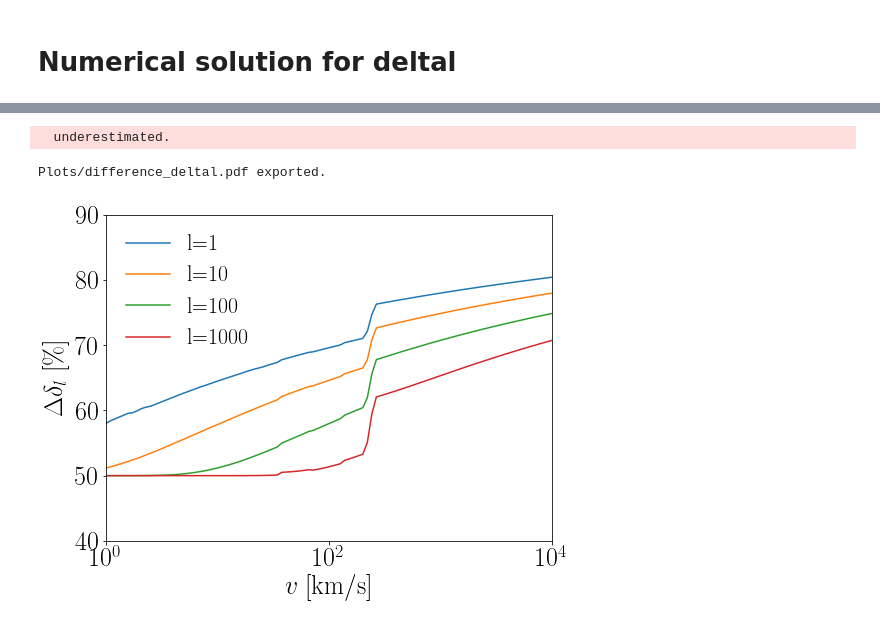
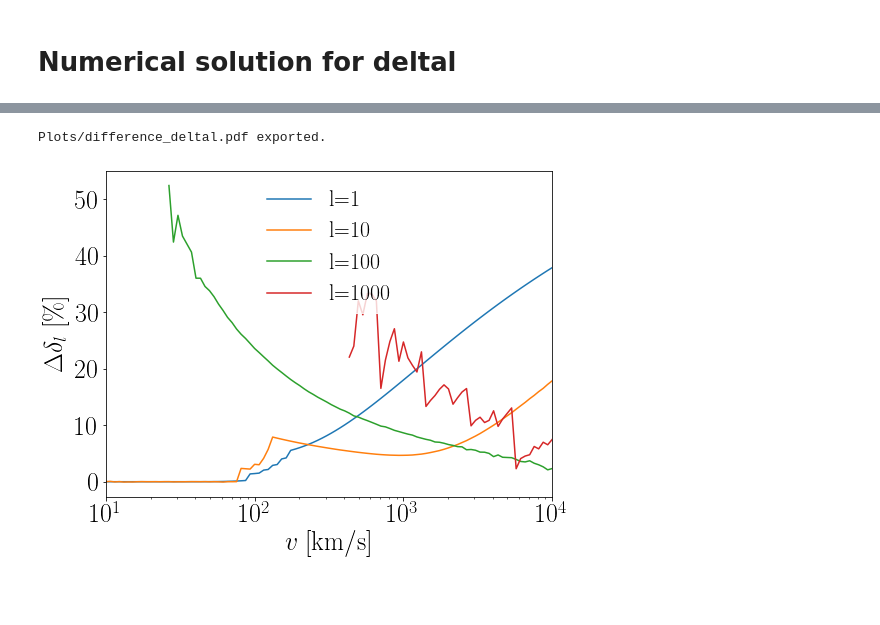
Before and after one commit to LauraSagunski/Self-interaction-cross-section, a Jupyter notebook: Integral_deltal.ipynb, the cells around one changed output, grey strips where cells are left out. Cells and saved outputs as stored; diff of their text form; code cells hidden in the pictures; blank space fills up the shorter version.

```diff
--- a/Integral_deltal.ipynb
+++ b/Integral_deltal.ipynb
@@ -37,3 +35,6 @@ hbar=1.
+# %%
+hbar=1.
+c=2.99792458*10.**8.*10.**(-3.) #km/s (not m/s)
 # %% [markdown]
 # Approximate analytical solution for deltal
 # %%
@@ -61,17 +73,17 @@ def U(potential,alphaX,mphi,r):
 def deltal(potential,alphaX,mX,mphi,l,v):
     #_____Relations_____
     m=(mX/2.)  #reduced mass m
-    k=m*v #momentum k
+    k=m*(v/c) #momentum k
     E=(hbar**2.*k**2.)/(2.*m) #kinetic energy
     #_____deltal integral_____
     #def integrand(r):
     #    return -(mX/hbar**2)*(U(potential,alphaX,mphi,r)/np.sqrt(k**2.-((l+1./2.)**2./r**2.)))
     #def integrand(r):
-    #    return (1./hbar)*np.sqrt(hbar**2.*k**2.-2.*m*U(potential,alphaX,mphi,r)-(hbar**2.*(l+1./2.)**2.)/r**2.)-k
+    #    return (1./hbar)*np.sqrt(hbar**2.*k**2.-2.*m*U(potential,alphaX,mphi,r)-(hbar**2.*(l+1./2.)**2.)/r**2.)-k ###Doesn't work well. Numerically very unstable.
     def integrand(r):
         x=1.-(r0**2./r**2)
         #x=k**2.-((l+1./2.)**2./r**2.)
-        y=U(potential,alphaX,mphi,r)/E
+        y=U(potential,alphaX,mphi,r)/(E*c**2)
         #y=2*m*U(potential,alphaX,mphi,r)
         #print([x,y])
         #print([np.sqrt(x-y),np.sqrt(x)])
@@ -79,10 +91,11 @@ def deltal(potential,alphaX,mX,mphi,l,v):
         #print([np.sqrt(1-y/x),1.])
         return np.sqrt(x)*(np.sqrt(1-y/x)-1.)
     r0=l/k
-    rmax=10**4.*r0 #Value cannot be smaller than this for l=1. Otherwise r0>rmax.
+    #rmax=10**6 #.*r0 #Value cannot be smaller than this for l=1. Otherwise r0>rmax.
+    rmax=10**2.*r0 #Value cannot be smaller than this for l=1. Otherwise r0>rmax.
     logging=False
     if logging:
-        print([r0,rmax])
+        print([r0,rmax,rmax/r0])
         pl.xscale('log')
         #pl.yscale('log')
         Rvals=np.logspace(np.log10(r0),np.log10(rmax),50)
@@ -97,15 +110,15 @@ def deltal(potential,alphaX,mX,mphi,l,v):
     #deltal=deltalintegral+(1./2.)*np.pi*(l+(1./2.))-k*r0
     #print([deltalintegral,(1./2.)*np.pi*(l+(1./2.))-k*r0])
     deltalintegral=integrate.quad(integrand,r0,rmax,limit=200)[0] #,limit=200
-    deltal=k*deltalintegral
+    deltal=k*c**2*deltalintegral
     return deltal
 
 potential='attractive' #['attractive','repulsive']:
 alphaX=10.**(-2.)
 mX=200 #GeV
 mphi=10**(-3.) #GeV.
-l=1
-v=10
+l=1.
+v=10. #km/s
+print(deltalappr(potential,alphaX,mX,mphi,l,v))
 print(deltal(potential,alphaX,mX,mphi,l,v))
-print(deltalappr(potential,alphaX,mX,mphi,l,v))
 # %% [output]
@@ -115,5 +127,6 @@ print(deltalappr(potential,alphaX,mX,mphi,l,v))
 # %%
-vvals=np.logspace(np.log10(1.),np.log10(10.**4.),100)
+#vvals=np.logspace(np.log10(1.),np.log10(10.**4.),100)
+vvals=np.logspace(np.log10(10.),np.log10(10.**4.),100)
 # %%
 potential='attractive' #['attractive','repulsive']:
 alphaX=10.**(-2.)
@@ -202,30 +232,40 @@ Plots/deltal.pdf exported.
 # %%
 potential='attractive' #['attractive','repulsive']:
 alphaX=10.**(-2.)
 mX=200 #GeV
 mphi=10**(-3.) #GeV.
 #lvals=[1,5,10,50,100,1000]
 lvals=[1,10,100,1000]
 
 pl.figure(figsize=(8,6))
 for i in range(0,len(lvals)):
     l=lvals[i]
     color='C'+str(i)
+    vdelta_deltalvals=[]
+    for j in range(0,len(vvals)):
+        v=vvals[j]
+        deltaapprval=deltalappr(potential,alphaX,mX,mphi,l,v)
+        deltaval=deltal(potential,alphaX,mX,mphi,l,v)
+        if not deltaval==0:
+            delta_deltal=(deltaapprval-deltaval)/deltaapprval
+            vdelta_deltalvals.append([v,delta_deltal])
+    vdelta_deltalvals=np.array(vdelta_deltalvals)
     #pl.plot(vvals,[deltal(potential,alphaX,mX,mphi,l,v) for v in vvals],linestyle='-',label=str(l),color=color)
-    pl.plot(vvals,[100.*((deltalappr(potential,alphaX,mX,mphi,l,v)-deltal(potential,alphaX,mX,mphi,l,v))/deltalappr(potential,alphaX,mX,mphi,l,v)) for v in vvals],linestyle='-',label='l='+str(l),color=color)
+    #pl.plot(vvals,[100.*((deltalappr(potential,alphaX,mX,mphi,l,v)-deltal(potential,alphaX,mX,mphi,l,v))/deltalappr(potential,alphaX,mX,mphi,l,v)) for v in vvals],linestyle='-',label='l='+str(l),color=color)
     #pl.plot(vvals,[(deltal(potential,alphaX,mX,mphi,l,v)-deltalappr(potential,alphaX,mX,mphi,l,v)) for v in vvals],linestyle='-',label=str(l),color=color)
+    pl.plot(vdelta_deltalvals[:,0],100.*vdelta_deltalvals[:,1],linestyle='-',label='l='+str(l),color=color)
+
 
 pl.xlim([vvals[0],vvals[-1]])
-pl.ylim([40.,90.])
+#pl.ylim([40.,90.])
 pl.xscale('log')
 #pl.yscale('log')
 pl.xlabel(r'$v\;{\rm [km/s]}$',fontsize=fontsize)
 pl.ylabel(r'$\Delta \delta_l\; [\%]$',fontsize=fontsize)
 pl.legend(loc='best',edgecolor='white',fontsize=legendfontsize)
 pl.savefig('Plots/difference_deltal.pdf',bbox_inches='tight')
 print('Plots/difference_deltal.pdf exported.')
 pl.show()
 # %% [output]
-  underestimated.
+Plots/difference_deltal.pdf exported.
-Plots/difference_deltal.pdf exported.
-[figure, old version]
+[figure, new version]
```
Also changed, not shown: parts of 7 cells of this notebook, 1 other file.
